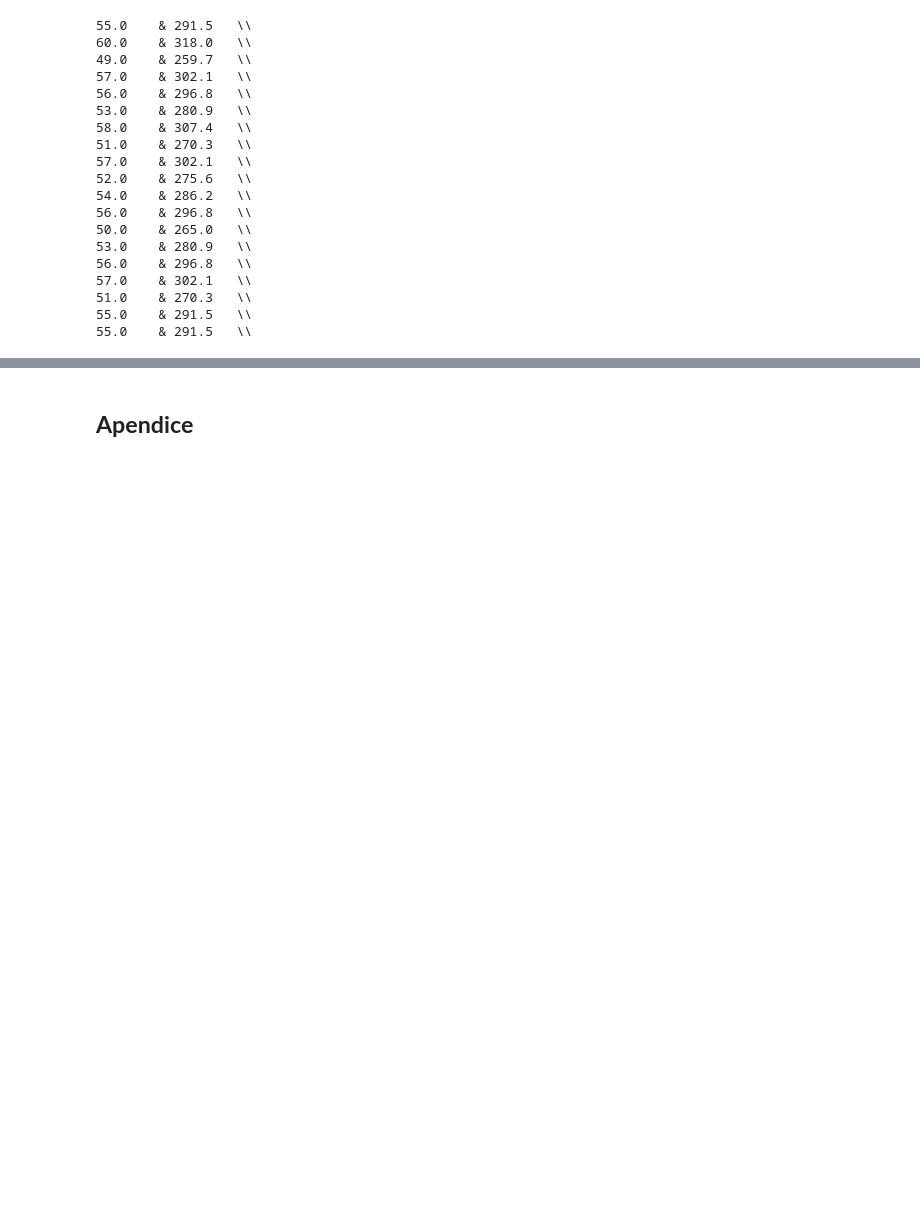
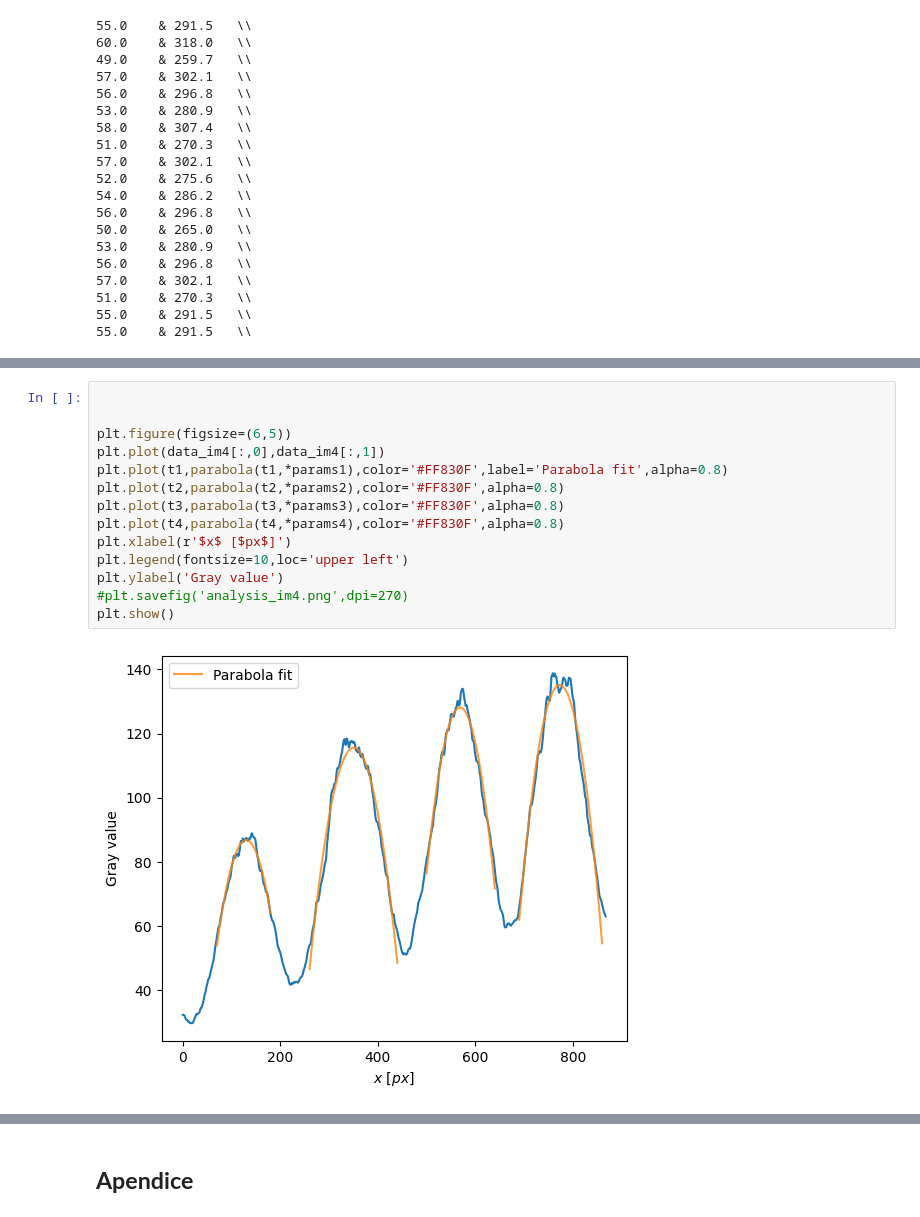
Before and after one commit to AndresGuarin/JupyterCodes, a Jupyter notebook: Advanced Lab/michelson.ipynb, the cells around one changed output, grey strips where cells are left out. Saved outputs shown, nothing was run; the diff lists cells and outputs as text; blank space fills up the shorter version.

```diff
--- a/Advanced Lab/michelson.ipynb
+++ b/Advanced Lab/michelson.ipynb
@@ -80,0 +182,16 @@ for i in range(len(xmax)-1):
+# %%
+
+
+plt.figure(figsize=(6,5))
+plt.plot(data_im4[:,0],data_im4[:,1])
+plt.plot(t1,parabola(t1,*params1),color='#FF830F',label='Parabola fit',alpha=0.8)
+plt.plot(t2,parabola(t2,*params2),color='#FF830F',alpha=0.8)
+plt.plot(t3,parabola(t3,*params3),color='#FF830F',alpha=0.8)
+plt.plot(t4,parabola(t4,*params4),color='#FF830F',alpha=0.8)
+plt.xlabel(r'$x$ [$px$]')
+plt.legend(fontsize=10,loc='upper left')
+plt.ylabel('Gray value')
+#plt.savefig('analysis_im4.png',dpi=270)
+plt.show()
+# %% [output]
+[figure, added]
```
Also changed, not shown: parts of 22 cells of this notebook, 8 other files.
